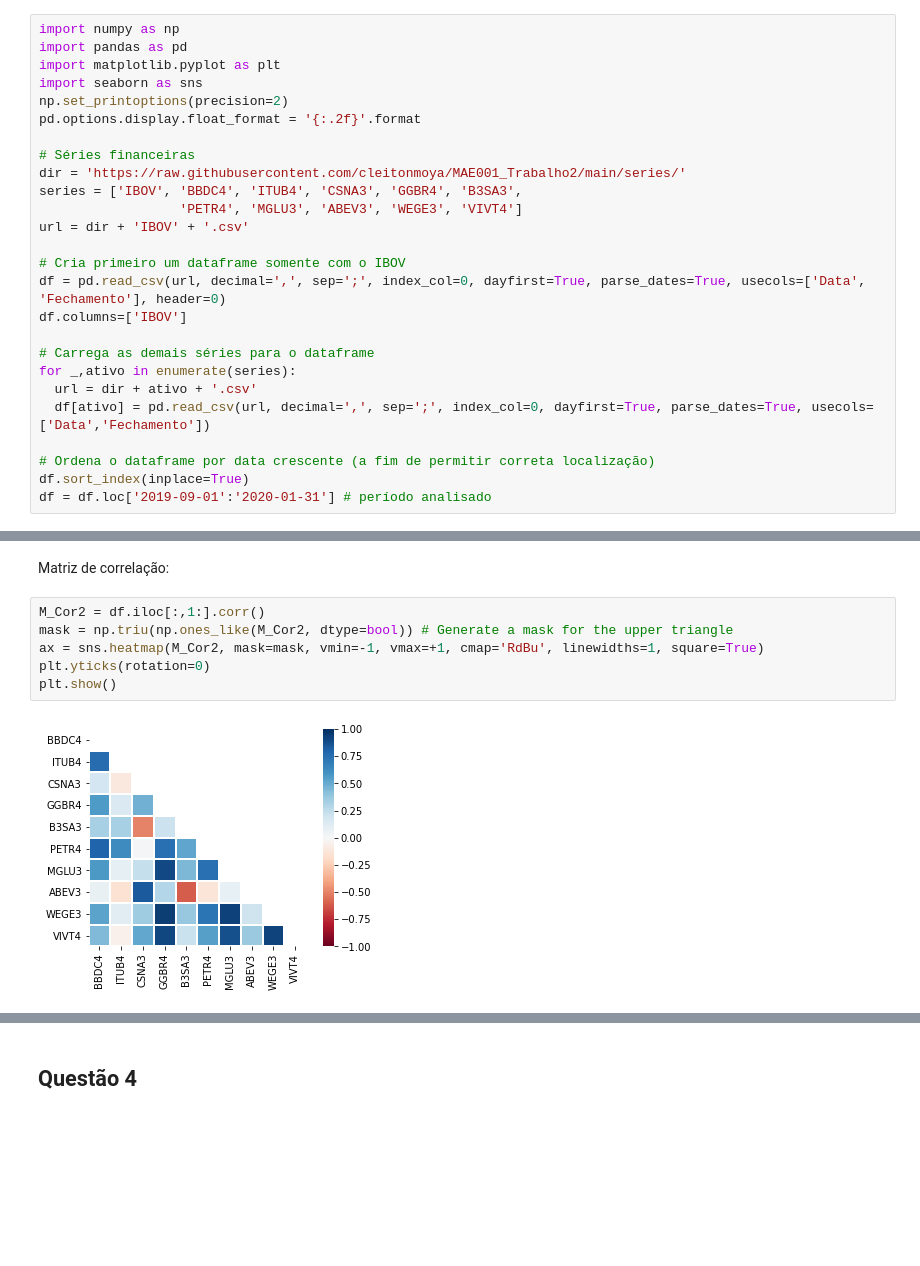
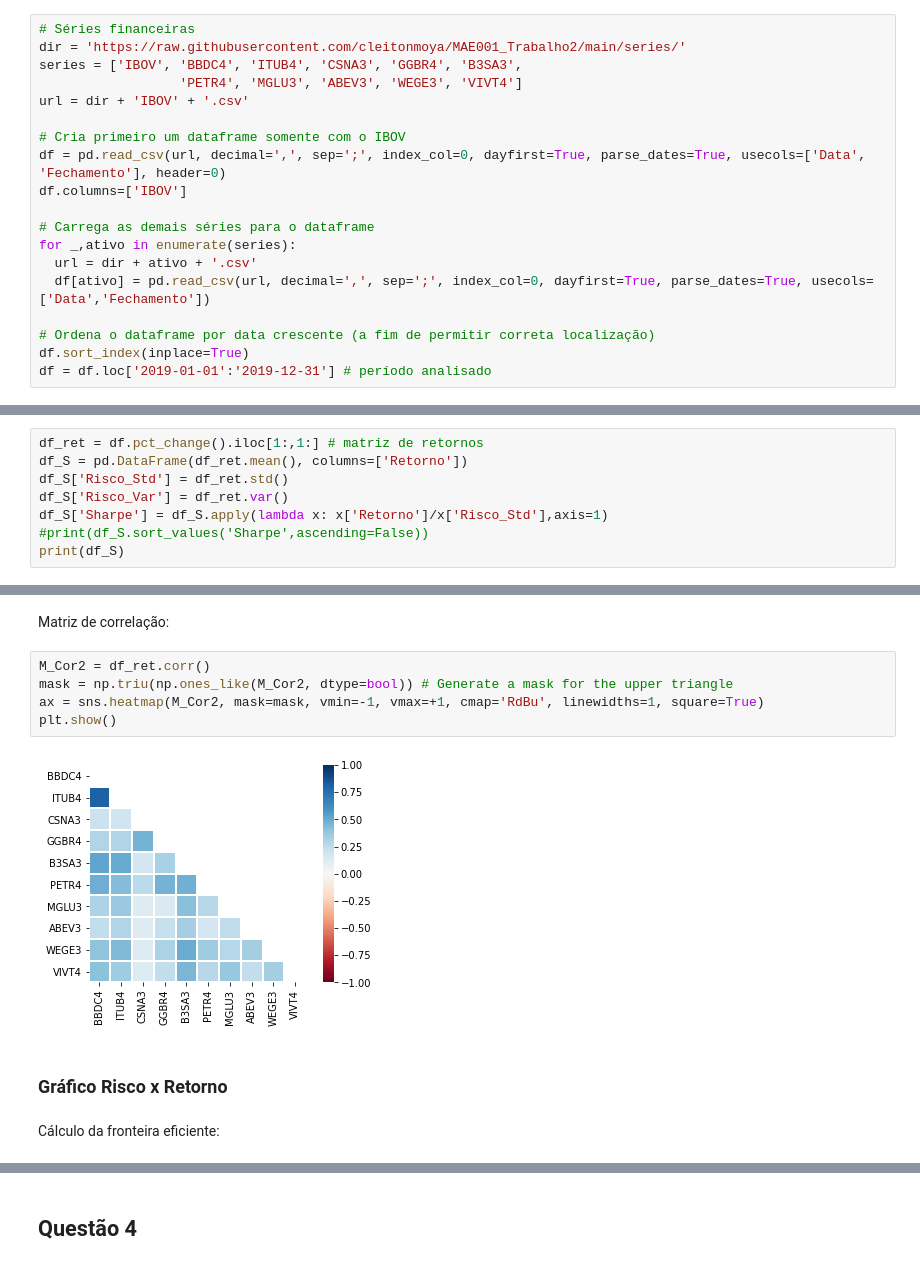
Before and after one commit to cleitonmoya/MAE001_Trabalho2, a Jupyter notebook: Trabalho2.ipynb, the cells around one changed output, grey strips where cells are left out. Drawn from its saved outputs; the diff is of its cells as text; blank space fills up the shorter version.

Commit message:
Q2 faltando fronteira

```diff
--- a/Trabalho2.ipynb
+++ b/Trabalho2.ipynb
@@ -17,11 +25,4 @@ Alunos:
 # %%
-import numpy as np
-import pandas as pd
-import matplotlib.pyplot as plt
-import seaborn as sns
-np.set_printoptions(precision=2)
-pd.options.display.float_format = '{:.2f}'.format
-
 # Séries financeiras
 dir = 'https://raw.githubusercontent.com/cleitonmoya/MAE001_Trabalho2/main/series/'
 series = ['IBOV', 'BBDC4', 'ITUB4', 'CSNA3', 'GGBR4', 'B3SA3',
@@ -39,6 +40,6 @@ for _,ativo in enumerate(series):
 
 # Ordena o dataframe por data crescente (a fim de permitir correta localização)
 df.sort_index(inplace=True)
-df = df.loc['2019-09-01':'2020-01-31'] # período analisado
+df = df.loc['2019-01-01':'2019-12-31'] # período analisado
 # %% [markdown]
 Visualização das séries importadas:
@@ -156,0 +159,8 @@ Retornos médios:
+# %%
+df_ret = df.pct_change().iloc[1:,1:] # matriz de retornos
+df_S = pd.DataFrame(df_ret.mean(), columns=['Retorno'])
+df_S['Risco_Std'] = df_ret.std()
+df_S['Risco_Var'] = df_ret.var()
+df_S['Sharpe'] = df_S.apply(lambda x: x['Retorno']/x['Risco_Std'],axis=1)
+#print(df_S.sort_values('Sharpe',ascending=False))
+print(df_S)
@@ -173,10 +197,13 @@ VIVT4   1.47  -0.15   1.22   7.20   1.14   2.14   3.48   0.61  12.72   6.00
 # %% [markdown]
 Matriz de correlação:
 # %%
-M_Cor2 = df.iloc[:,1:].corr()
+M_Cor2 = df_ret.corr()
 mask = np.triu(np.ones_like(M_Cor2, dtype=bool)) # Generate a mask for the upper triangle
 ax = sns.heatmap(M_Cor2, mask=mask, vmin=-1, vmax=+1, cmap='RdBu', linewidths=1, square=True)
-plt.yticks(rotation=0)
 plt.show()
 # %% [output]
-[figure, old version]
+[figure, new version]
+# %% [markdown]
+### Gráfico Risco x Retorno
+# %% [markdown]
+Cálculo da fronteira eficiente:
```
Also changed, not shown: parts of 18 cells of this notebook.
